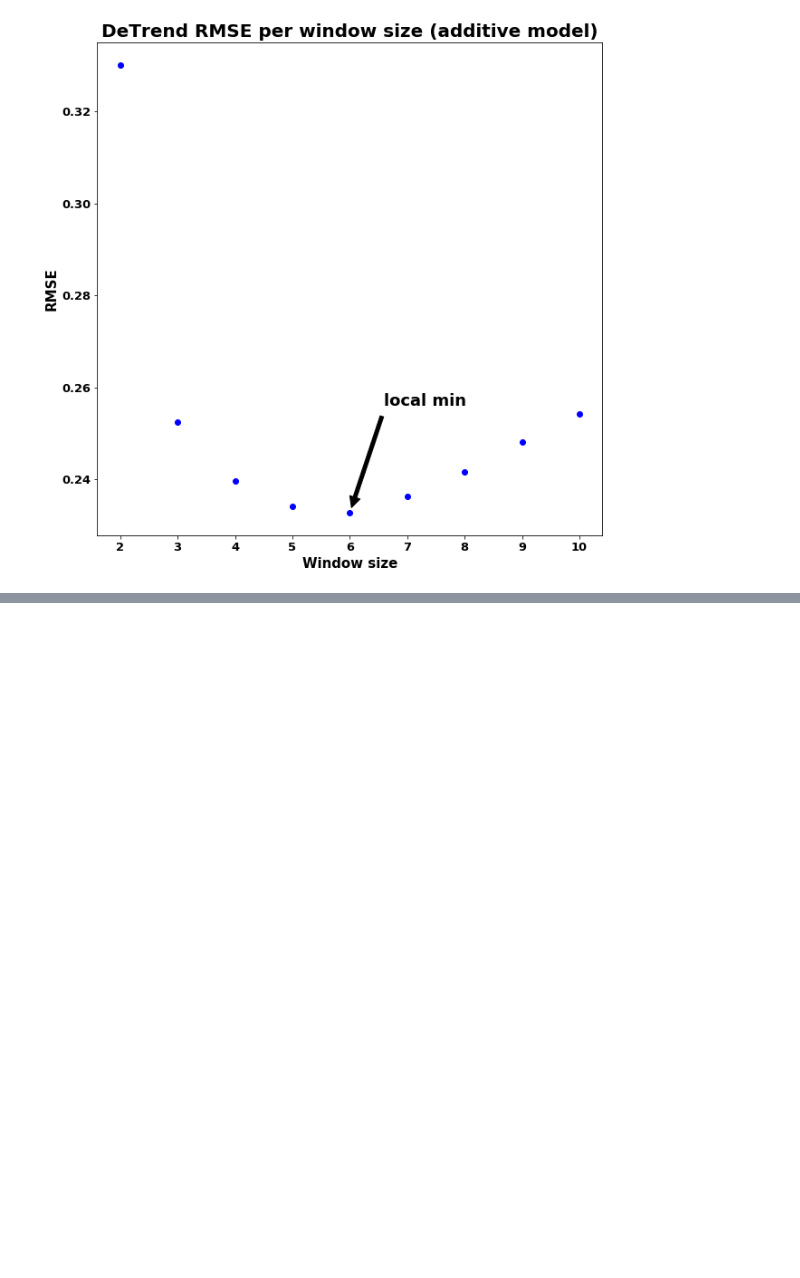
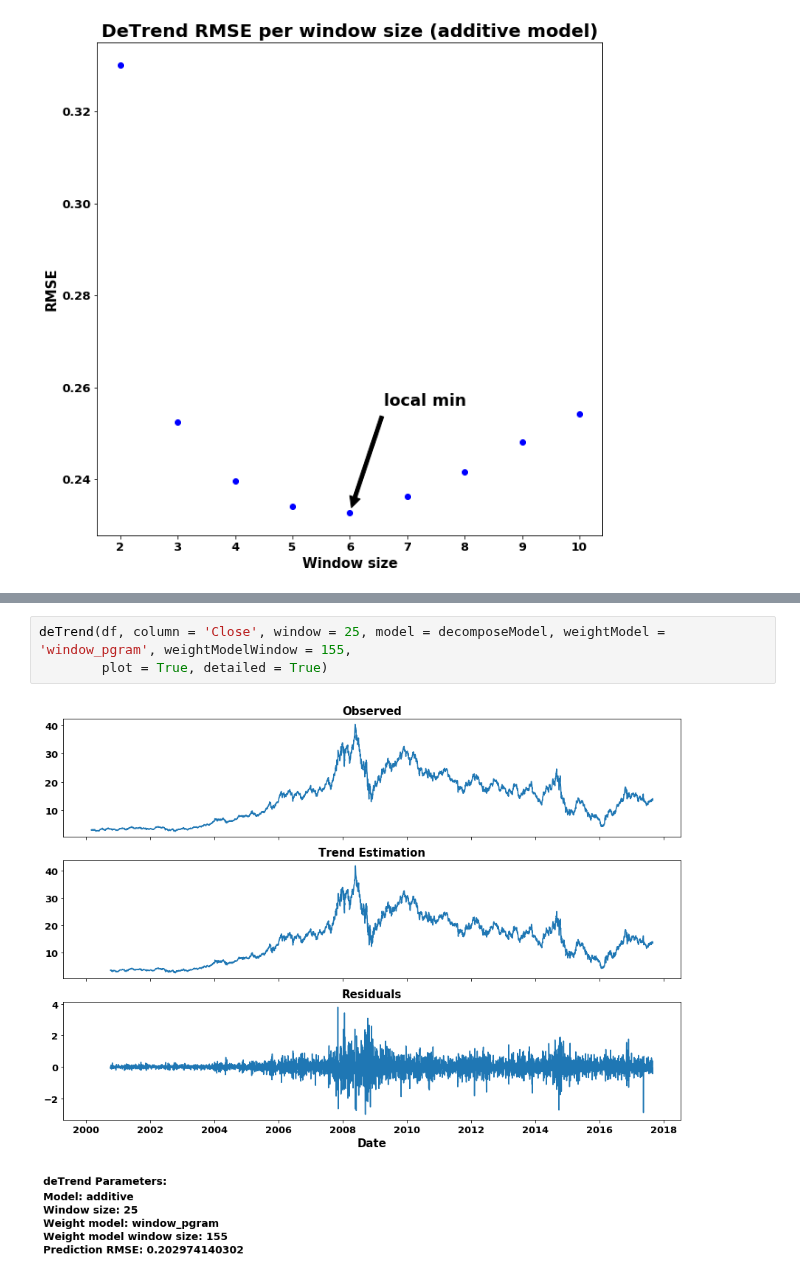
Before and after one commit to danilofrp/neural-stocks, a Jupyter notebook: notebooks/PreProcessing.ipynb, the cells around one changed output, grey strips where cells are left out. Saved outputs shown, nothing was run; the diff lists cells and outputs as text; blank space fills up the shorter version.

```diff
--- a/notebooks/PreProcessing.ipynb
+++ b/notebooks/PreProcessing.ipynb
@@ -63,3 +75,8 @@ deTrend(df, column = 'Close', window = 6, model = decomposeModel, weightModel =
+# %%
+deTrend(df, column = 'Close', window = 25, model = decomposeModel, weightModel = 'window_pgram', weightModelWindow = 155,
+        plot = True, detailed = True)
+# %% [output]
+[figure, added]
 # %%
 plotFFT(df['Close_resid'])
 # %% [output]
```
Also changed, not shown: parts of 9 cells of this notebook, 3 other files.
